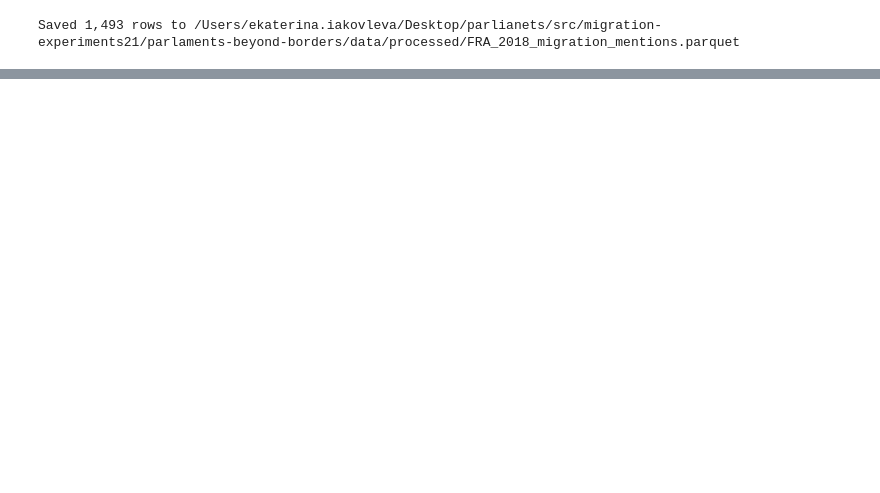
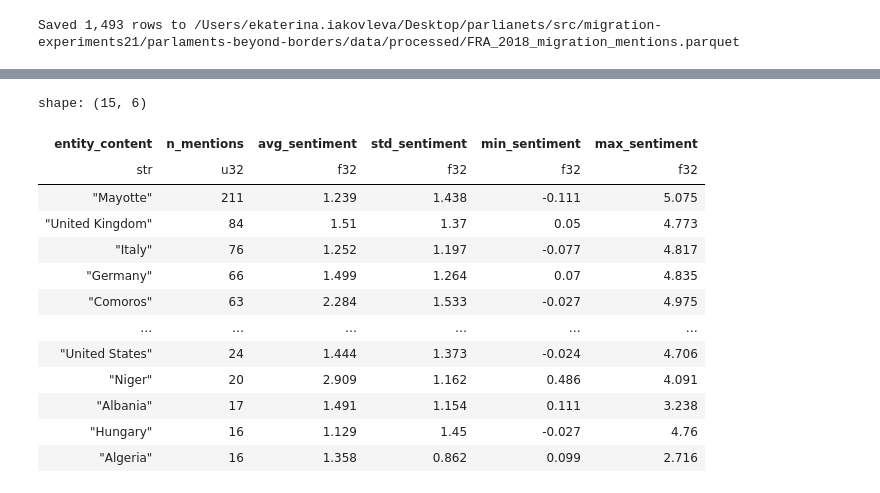
Before and after one commit to yavlenieraket/parliments_migration, a Jupyter notebook: src/migration-experiments21/parlaments-beyond-borders/notebooks/01_fra_2018_pilot.ipynb, the cells around one changed output, grey strips where cells are left out. Saved outputs shown, nothing was run; the diff lists cells and outputs as text; code cells hidden in the pictures; blank space fills up the shorter version.

Commit message:
Add migration discourse visualizations

```diff
--- a/src/migration-experiments21/parlaments-beyond-borders/notebooks/01_fra_2018_pilot.ipynb
+++ b/src/migration-experiments21/parlaments-beyond-borders/notebooks/01_fra_2018_pilot.ipynb
@@ -197,0 +233,20 @@ plt.show()
+# %%
+# Explanation: This compact table is useful beside the figures in slides or notes.
+# Explanation: It shows total mentions and average sentiment by mentioned entity.
+country_visual_summary = inspect.show_top_countries(annotated, top_n=15, min_mentions=5)
+country_visual_summary
+# %% [output]
+shape: (15, 6)
+| entity_content | n_mentions | avg_sentiment | std_sentiment | min_sentiment | max_sentiment |
+| str | u32 | f32 | f32 | f32 | f32 |
+| "Mayotte" | 211 | 1.239 | 1.438 | -0.111 | 5.075 |
+| "United Kingdom" | 84 | 1.51 | 1.37 | 0.05 | 4.773 |
+| "Italy" | 76 | 1.252 | 1.197 | -0.077 | 4.817 |
+| "Germany" | 66 | 1.499 | 1.264 | 0.07 | 4.835 |
+| "Comoros" | 63 | 2.284 | 1.533 | -0.027 | 4.975 |
+| … | … | … | … | … | … |
+| "United States" | 24 | 1.444 | 1.373 | -0.024 | 4.706 |
+| "Niger" | 20 | 2.909 | 1.162 | 0.486 | 4.091 |
+| "Albania" | 17 | 1.491 | 1.154 | 0.111 | 3.238 |
+| "Hungary" | 16 | 1.129 | 1.45 | -0.027 | 4.76 |
+| "Algeria" | 16 | 1.358 | 0.862 | 0.099 | 2.716 |
```
Also changed, not shown: parts of 7 cells of this notebook, 4 other files.
